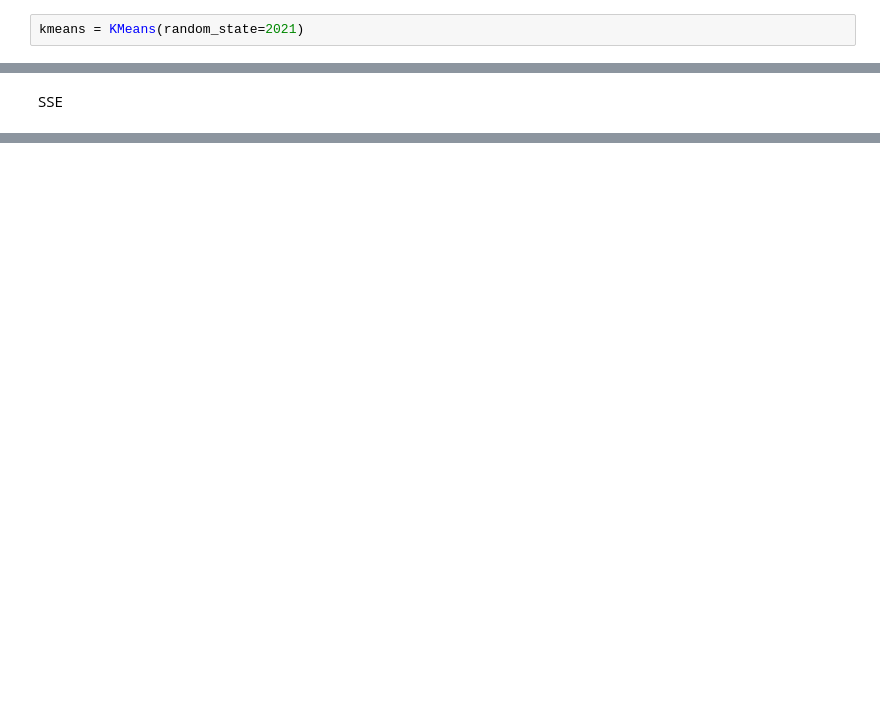
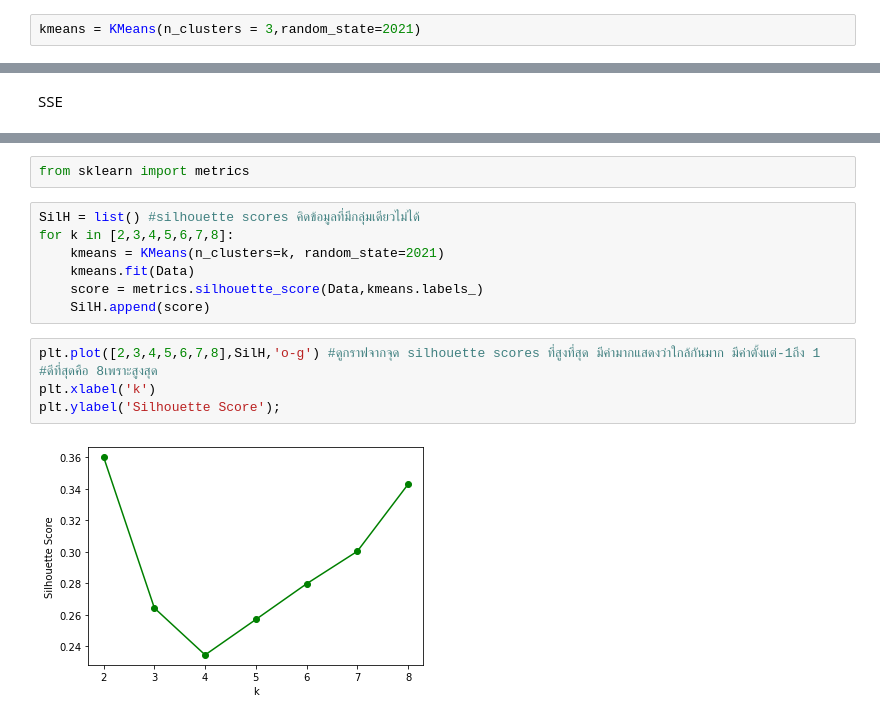
Before and after one commit to wanichayaporn/Multivariate, a Jupyter notebook: Multivariate_Exam.ipynb, the cells around one changed output, grey strips where cells are left out. Cells and saved outputs as stored; diff of their text form; blank space fills up the shorter version.

```diff
--- a/Multivariate_Exam.ipynb
+++ b/Multivariate_Exam.ipynb
@@ -70,2 +76,2 @@ from sklearn.cluster import KMeans
 # %%
-kmeans = KMeans(random_state=2021)
+kmeans = KMeans(n_clusters = 3,random_state=2021)
@@ -179,0 +198,15 @@ plt.ylabel('SSE');  # จากกราฟจะบอกได้ว่า k
+# %%
+from sklearn import metrics
+# %%
+SilH = list() #silhouette scores คิดข้อมูลที่มีกลุ่มเดียวไม่ได้
+for k in [2,3,4,5,6,7,8]:
+    kmeans = KMeans(n_clusters=k, random_state=2021)
+    kmeans.fit(Data)
+    score = metrics.silhouette_score(Data,kmeans.labels_)
+    SilH.append(score)
+# %%
+plt.plot([2,3,4,5,6,7,8],SilH,'o-g') #ดูกราฟจากจุด silhouette scores ที่สูงที่สุด มีค่ามากแสดงว่าใกล้กันมาก มีค่าตั้งแต่-1ถึง 1  #ดีที่สุดคือ 8เพราะสูงสุด
+plt.xlabel('k')
+plt.ylabel('Silhouette Score');
+# %% [output]
+[figure, added]
```
Also changed, not shown: parts of 47 cells of this notebook.
